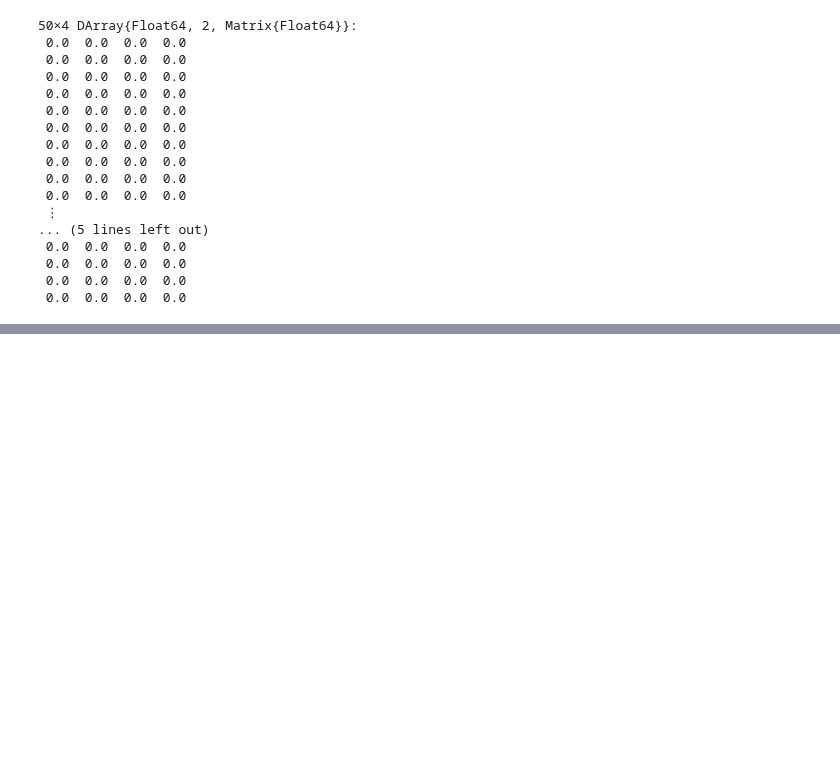
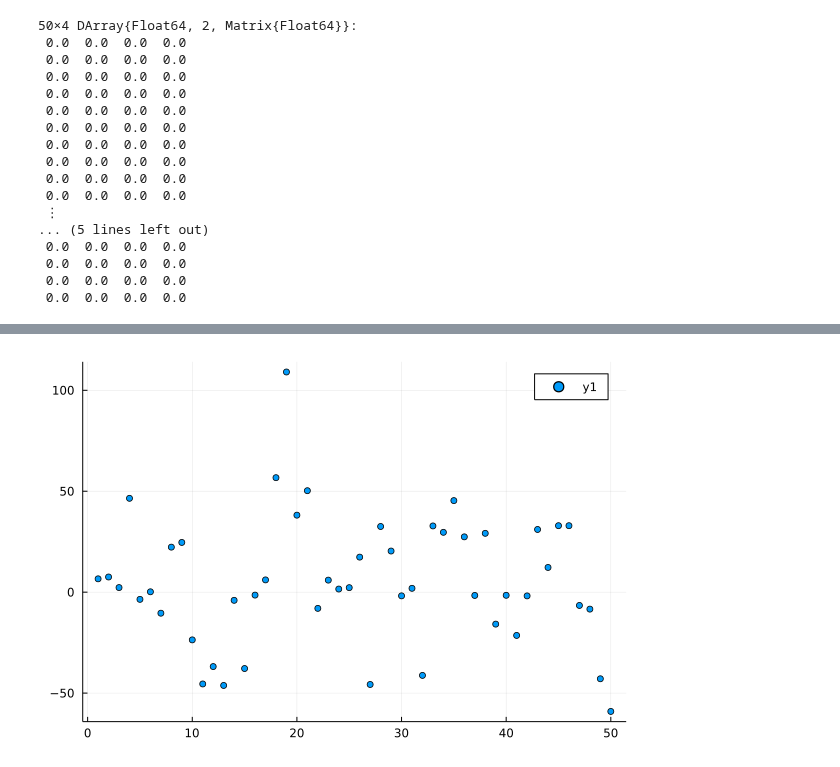
Before and after one commit to reula/PIC-1D, a Jupyter notebook: distrib.ipynb, the cells around one changed output, grey strips where cells are left out. Cells and saved outputs as stored; diff of their text form; code cells hidden in the pictures; blank space fills up the shorter version.

```diff
--- a/distrib.ipynb
+++ b/distrib.ipynb
@@ -180,0 +120,3 @@ first(ran):2:last(ran)
+# %%
+S = zeros(J)
+get_current_ro!(pars, S, p)
@@ -180,0 +127,4 @@ first(ran):2:last(ran)
+# %%
+Plots.scatter(S)
+# %% [output]
+[figure, added]
```
Also changed, not shown: parts of 14 cells of this notebook.
